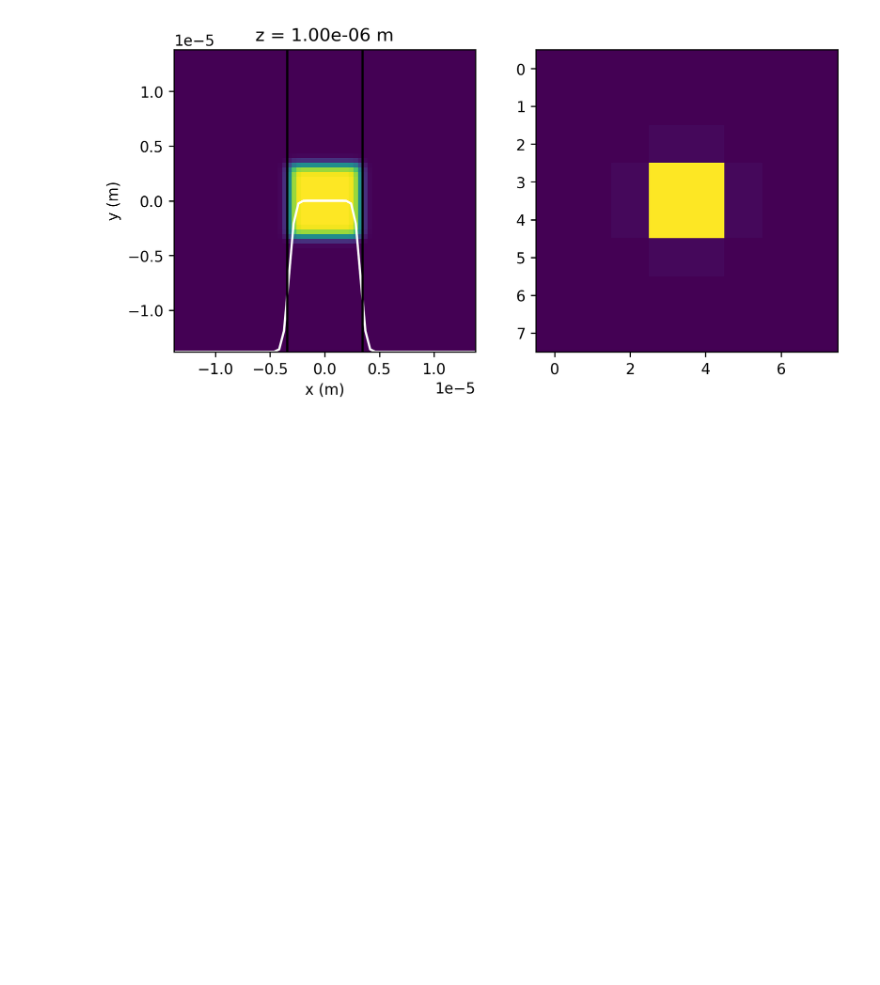
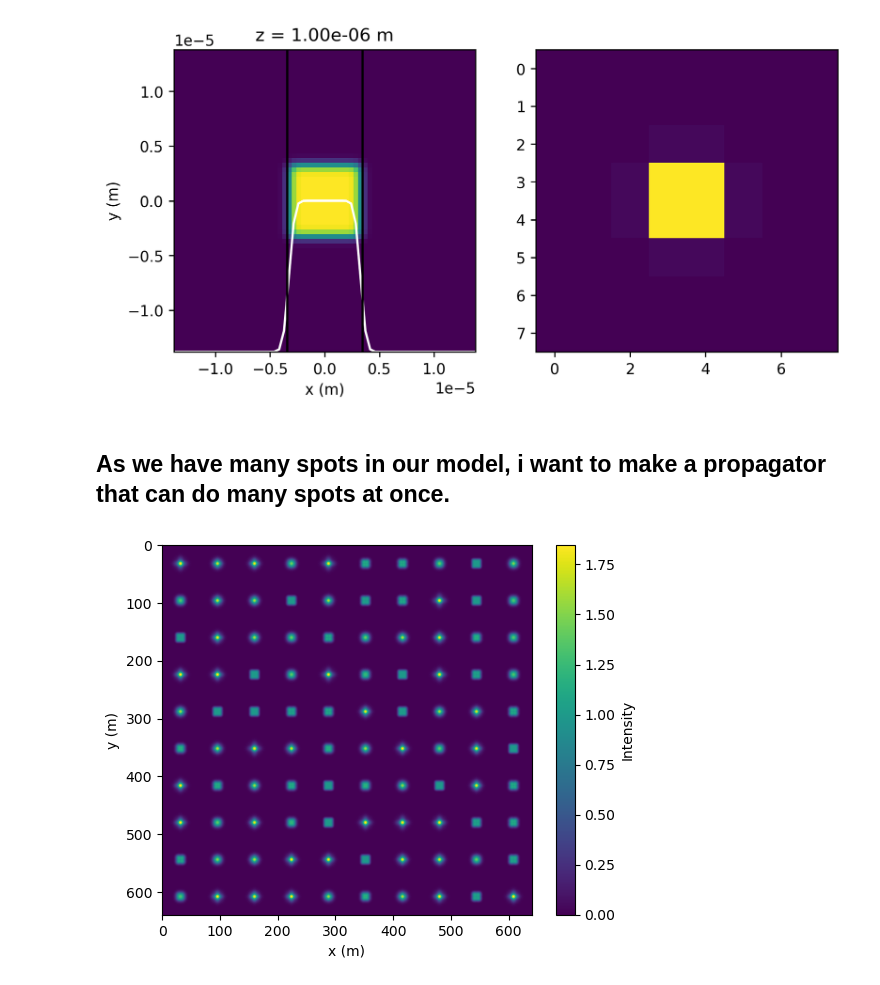
Before and after one commit to sunnyhoward/SCI, a Jupyter notebook: models/notebooks/gaussian_propagator.ipynb, the cells around one changed output. Saved outputs shown, nothing was run; the diff lists cells and outputs as text; code cells hidden in the pictures; blank space fills up the shorter version.

Commit message:
add gaussian propagation step

```diff
--- a/models/notebooks/gaussian_propagator.ipynb
+++ b/models/notebooks/gaussian_propagator.ipynb
@@ -533,3 +532,5 @@ ax[1].imshow(nn.functional.avg_pool2d(intensity.unsqueeze(0), 8, stride=8).cpu()
 # %% [output]
 <matplotlib.image.AxesImage at 0x...>
 [figure]
+# %% [markdown]
+##  As we have many spots in our model, i want to make a propagator that can do many spots at once.
@@ -535,0 +619,43 @@ ax[1].imshow(nn.functional.avg_pool2d(intensity.unsqueeze(0), 8, stride=8).cpu()
+# %%
+# Define the parameters
+mode = 'hermite_gauss'
+wavelength = torch.tensor(800e-9)
+w0 = torch.tensor(3.45e-6)
+z = torch.rand(10,10) * 1e-4
+grid_size = torch.tensor(w0*8)
+grid_dim = 64
+
+propa = multi_z_propagator(mode, wavelength, w0, grid_size, grid_dim)
+
+N=3
+
+amplitude = torch.stack([c_p(p,N)*c_p(q,N) for p in range(N+1) for q in range(N+1)])
+
+m = torch.arange(0,2*(N+1),2)
+n = torch.arange(0,2*(N+1),2)
+m,n = torch.meshgrid(m,n)
+m = m.flatten()
+n = n.flatten()
+
+
+# Call the function
+field = propa(z, amplitude, m, n)
+
+# Convert the field to intensity
+intensity = torch.abs(field)**2
+
+flat_intensity = torch.zeros(10*grid_dim,10*grid_dim)
+
+for i in range(10):
+    for j in range(10):
+        flat_intensity[i*grid_dim:(i+1)*grid_dim,j*grid_dim:(j+1)*grid_dim] = intensity[...,i,j].cpu()
+
+
+# Plot the result
+plt.imshow(flat_intensity.cpu().numpy())#, extent=[-grid_size/2, grid_size/2, -grid_size/2, grid_size/2])
+plt.colorbar(label='Intensity')
+plt.xlabel('x (m)')
+plt.ylabel('y (m)')
+plt.show()
+# %% [output]
+[figure, added]
```
Also changed, not shown: parts of 5 cells of this notebook.
